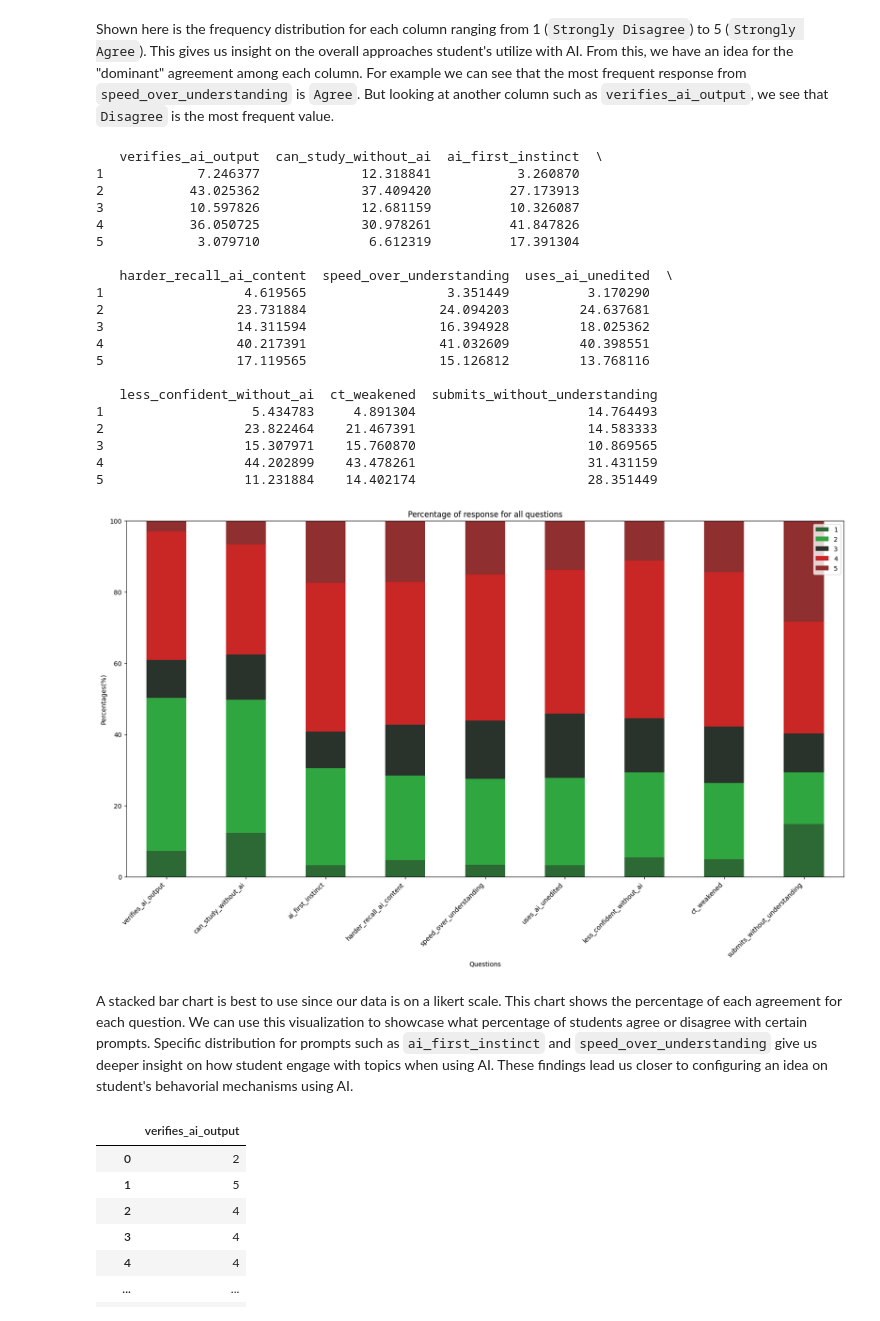
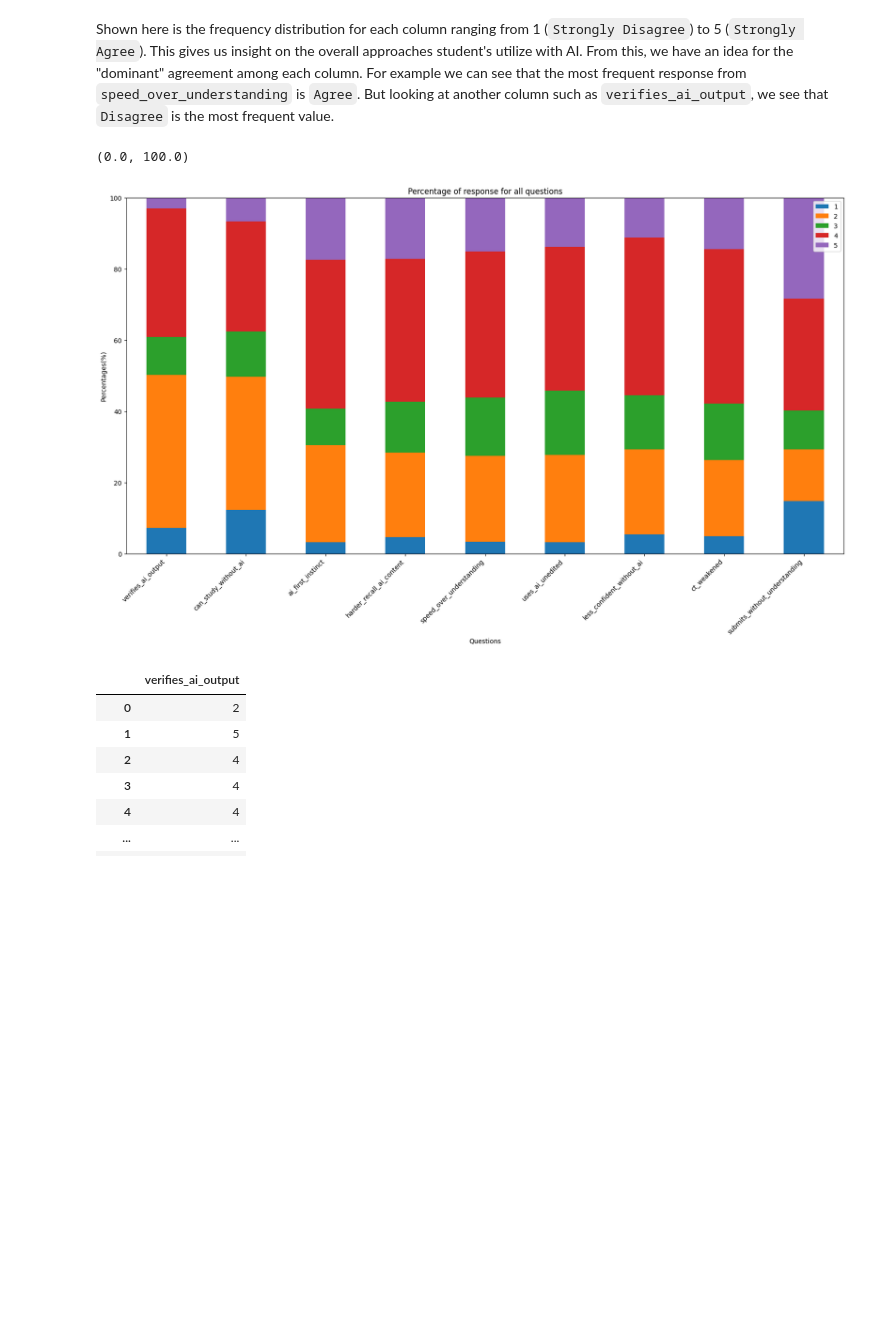
Before and after one commit to Henry6833/Henry6833.github.io, a Jupyter notebook: Milestone1.ipynb, the cells around one changed output. Drawn from its saved outputs; the diff is of its cells as text; code cells hidden in the pictures; blank space fills up the shorter version.

````diff
--- a/Milestone1.ipynb
+++ b/Milestone1.ipynb
@@ -300,38 +281,17 @@ display(summary_table)
 # %% [markdown]
 Shown here is the frequency distribution for each column ranging from 1 (`Strongly Disagree`) to 5 (`Strongly Agree`). This gives us insight on the overall approaches student's utilize with AI. From this, we have an idea for the "dominant" agreement among each column. For example we can see that the most frequent response from `speed_over_understanding` is `Agree`. But looking at another column such as `verifies_ai_output`, we see that `Disagree` is the most frequent value.
 # %%
-percent_summary = dependency_survey[ordinal_data].apply(lambda col:col.value_counts(normalize=True)*100)
-percent_summary.T.plot(kind="bar",stacked=True,figsize=(20,10),color=["#2d6935","#30a640","#2a332b","#c92626","#8f2f2f"])
+ordinal_data = dependency_survey.columns.get_loc("verifies_ai_output")
+percent_summary = dependency_survey.iloc[:,ordinal_data:].apply(lambda col:col.value_counts(normalize=True)*100)
+percent_summary.T.plot(kind="bar",stacked=True,figsize=(20,10))
 plt.title("Percentage of response for all questions")
 plt.xlabel("Questions")
 plt.ylabel("Percentages(%)")
 plt.xticks(rotation=45,ha="right")
 plt.ylim(0, 100)
-print(percent_summary)
 # %% [output]
-   verifies_ai_output  can_study_without_ai  ai_first_instinct  \
-1            7.246377             12.318841           3.260870
-2           43.025362             37.409420          27.173913
-3           10.597826             12.681159          10.326087
-4           36.050725             30.978261          41.847826
-5            3.079710              6.612319          17.391304
-
-   harder_recall_ai_content  speed_over_understanding  uses_ai_unedited  \
-1                  4.619565                  3.351449          3.170290
-2                 23.731884                 24.094203         24.637681
-3                 14.311594                 16.394928         18.025362
-4                 40.217391                 41.032609         40.398551
-5                 17.119565                 15.126812         13.768116
-
-   less_confident_without_ai  ct_weakened  submits_without_understanding
-1                   5.434783     4.891304                      14.764493
-2                  23.822464    21.467391                      14.583333
-3                  15.307971    15.760870                      10.869565
-4                  44.202899    43.478261                      31.431159
-5                  11.231884    14.402174                      28.351449
+(0.0, 100.0)
-[figure, old version]
+[figure, new version]
-# %% [markdown]
-A stacked bar chart is best to use since our data is on a likert scale. This chart shows the percentage of each agreement for each question. We can use this visualization to showcase what percentage of students agree or disagree with certain prompts. Specific distribution for prompts such as  ```ai_first_instinct``` and ```speed_over_understanding``` give us deeper insight on how student engage with topics when using AI. These findings lead us closer to configuring an idea on student's behavorial mechanisms using AI.
 # %%
 dependency_survey.verifies_ai_output
 # %% [output]
````
Also changed, not shown: parts of 5 cells of this notebook.
